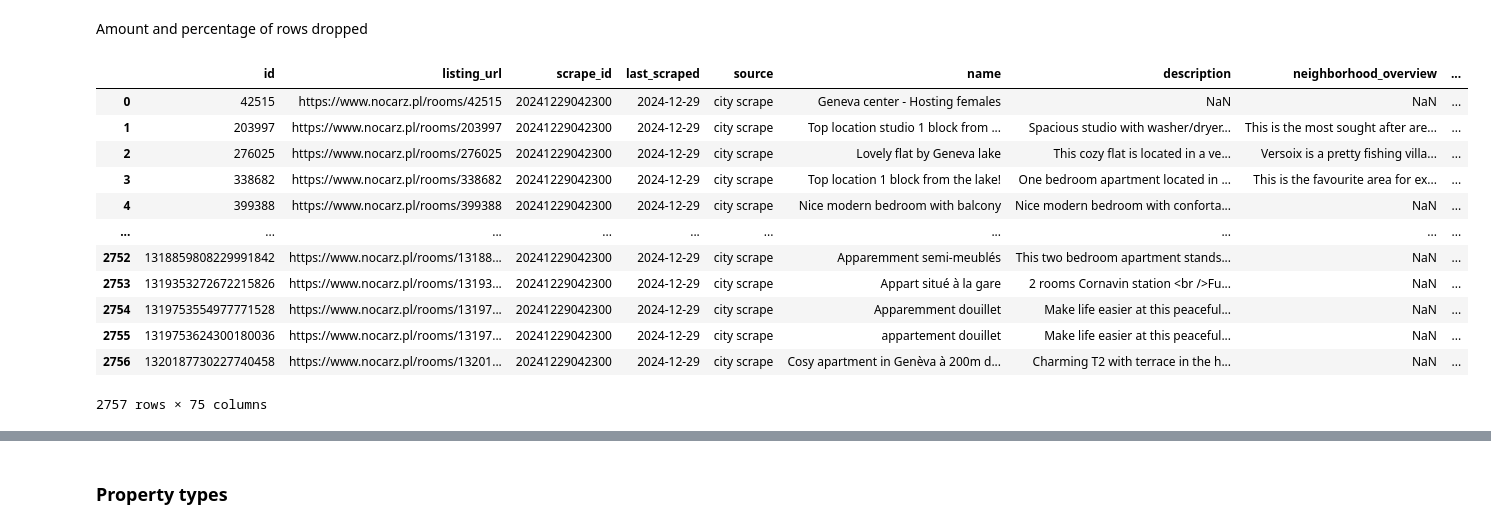
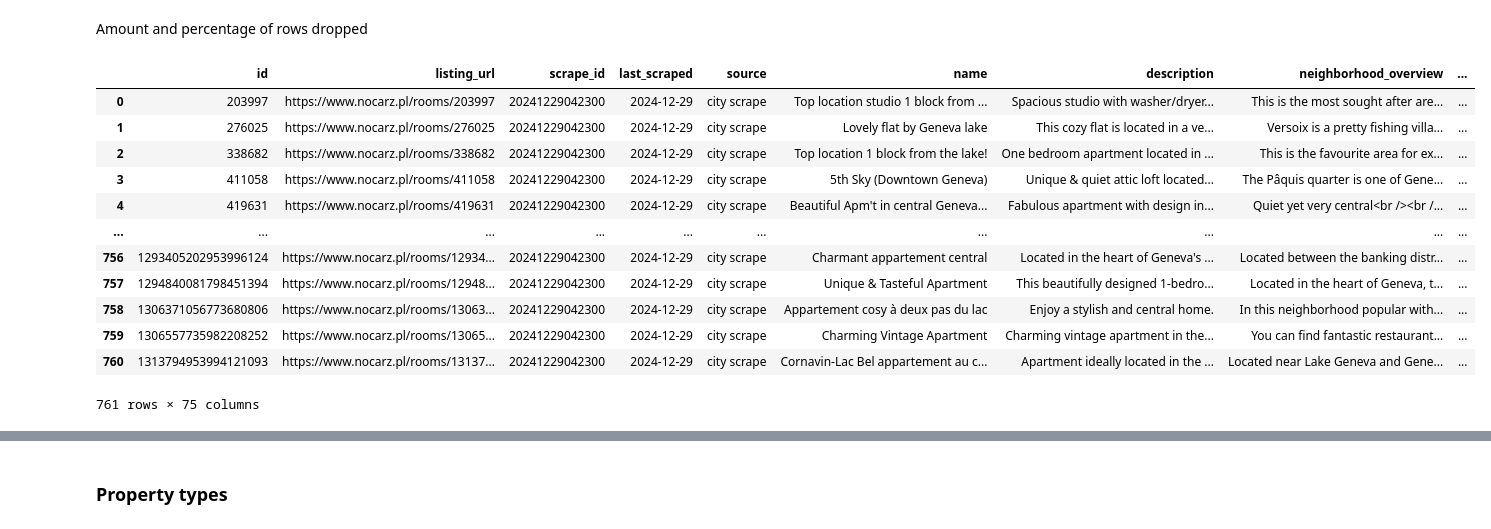
Before and after one commit to msadlej/Nocarz, a Jupyter notebook: notebooks/data.ipynb, the cells around one changed output, grey strips where cells are left out. Cells and saved outputs as stored; diff of their text form; code cells hidden in the pictures.

```diff
--- a/notebooks/data.ipynb
+++ b/notebooks/data.ipynb
@@ -255,20 +255,20 @@ Descriptive statistics:
 # %% [markdown]
 Amount and percentage of rows dropped
 # %%
-processed_listings = listings.dropna(subset=['id', 'host_id'])
+processed_listings = listings.dropna(subset=ID_COLUMNS + INPUT_COLUMNS + NUMERICAL_TARGETS + CATEGORICAL_TARGETS).reset_index(drop=True)
 processed_listings
 # %% [output]
 |  | id | listing_url | scrape_id | last_scraped | source | name | description | neighborhood_overview | ... |
-| 0 | 42515 | https://www.nocarz.pl/rooms/42515 | 20241229042300 | 2024-12-29 | city scrape | Geneva center - Hosting females | NaN | NaN | ... |
-| 1 | 203997 | https://www.nocarz.pl/rooms/203997 | 20241229042300 | 2024-12-29 | city scrape | Top location studio 1 block from ... | Spacious studio with washer/dryer... | This is the most sought after are... | ... |
-| 2 | 276025 | https://www.nocarz.pl/rooms/276025 | 20241229042300 | 2024-12-29 | city scrape | Lovely flat by Geneva lake | This cozy flat is located in a ve... | Versoix is a pretty fishing villa... | ... |
-| 3 | 338682 | https://www.nocarz.pl/rooms/338682 | 20241229042300 | 2024-12-29 | city scrape | Top location 1 block from the lake! | One bedroom apartment located in ... | This is the favourite area for ex... | ... |
-| 4 | 399388 | https://www.nocarz.pl/rooms/399388 | 20241229042300 | 2024-12-29 | city scrape | Nice modern bedroom with balcony | Nice modern bedroom with conforta... | NaN | ... |
+| 0 | 203997 | https://www.nocarz.pl/rooms/203997 | 20241229042300 | 2024-12-29 | city scrape | Top location studio 1 block from ... | Spacious studio with washer/dryer... | This is the most sought after are... | ... |
+| 1 | 276025 | https://www.nocarz.pl/rooms/276025 | 20241229042300 | 2024-12-29 | city scrape | Lovely flat by Geneva lake | This cozy flat is located in a ve... | Versoix is a pretty fishing villa... | ... |
+| 2 | 338682 | https://www.nocarz.pl/rooms/338682 | 20241229042300 | 2024-12-29 | city scrape | Top location 1 block from the lake! | One bedroom apartment located in ... | This is the favourite area for ex... | ... |
+| 3 | 411058 | https://www.nocarz.pl/rooms/411058 | 20241229042300 | 2024-12-29 | city scrape | 5th Sky (Downtown Geneva) | Unique & quiet attic loft located... | The Pâquis quarter is one of Gene... | ... |
+| 4 | 419631 | https://www.nocarz.pl/rooms/419631 | 20241229042300 | 2024-12-29 | city scrape | Beautiful Apm't in central Geneva... | Fabulous apartment with design in... | Quiet yet very central<br /><br /... | ... |
 | ... | ... | ... | ... | ... | ... | ... | ... | ... | ... |
-| 2752 | 1318859808229991842 | https://www.nocarz.pl/rooms/13188... | 20241229042300 | 2024-12-29 | city scrape | Apparemment semi-meublés | This two bedroom apartment stands... | NaN | ... |
-| 2753 | 1319353272672215826 | https://www.nocarz.pl/rooms/13193... | 20241229042300 | 2024-12-29 | city scrape | Appart situé à la gare | 2 rooms Cornavin station <br />Fu... | NaN | ... |
-| 2754 | 1319753554977771528 | https://www.nocarz.pl/rooms/13197... | 20241229042300 | 2024-12-29 | city scrape | Apparemment douillet | Make life easier at this peaceful... | NaN | ... |
-| 2755 | 1319753624300180036 | https://www.nocarz.pl/rooms/13197... | 20241229042300 | 2024-12-29 | city scrape | appartement douillet | Make life easier at this peaceful... | NaN | ... |
-| 2756 | 1320187730227740458 | https://www.nocarz.pl/rooms/13201... | 20241229042300 | 2024-12-29 | city scrape | Cosy apartment in Genèva à 200m d... | Charming T2 with terrace in the h... | NaN | ... |
+| 756 | 1293405202953996124 | https://www.nocarz.pl/rooms/12934... | 20241229042300 | 2024-12-29 | city scrape | Charmant appartement central | Located in the heart of Geneva's ... | Located between the banking distr... | ... |
+| 757 | 1294840081798451394 | https://www.nocarz.pl/rooms/12948... | 20241229042300 | 2024-12-29 | city scrape | Unique & Tasteful Apartment | This beautifully designed 1-bedro... | Located in the heart of Geneva, t... | ... |
+| 758 | 1306371056773680806 | https://www.nocarz.pl/rooms/13063... | 20241229042300 | 2024-12-29 | city scrape | Appartement cosy à deux pas du lac | Enjoy a stylish and central home. | In this neighborhood popular with... | ... |
+| 759 | 1306557735982208252 | https://www.nocarz.pl/rooms/13065... | 20241229042300 | 2024-12-29 | city scrape | Charming Vintage Apartment | Charming vintage apartment in the... | You can find fantastic restaurant... | ... |
+| 760 | 1313794953994121093 | https://www.nocarz.pl/rooms/13137... | 20241229042300 | 2024-12-29 | city scrape | Cornavin-Lac Bel appartement au c... | Apartment ideally located in the ... | Located near Lake Geneva and Gene... | ... |
-2757 rows × 75 columns
+761 rows × 75 columns
 # %%
```
Also changed, not shown: parts of 9 cells of this notebook, 4 other files.
